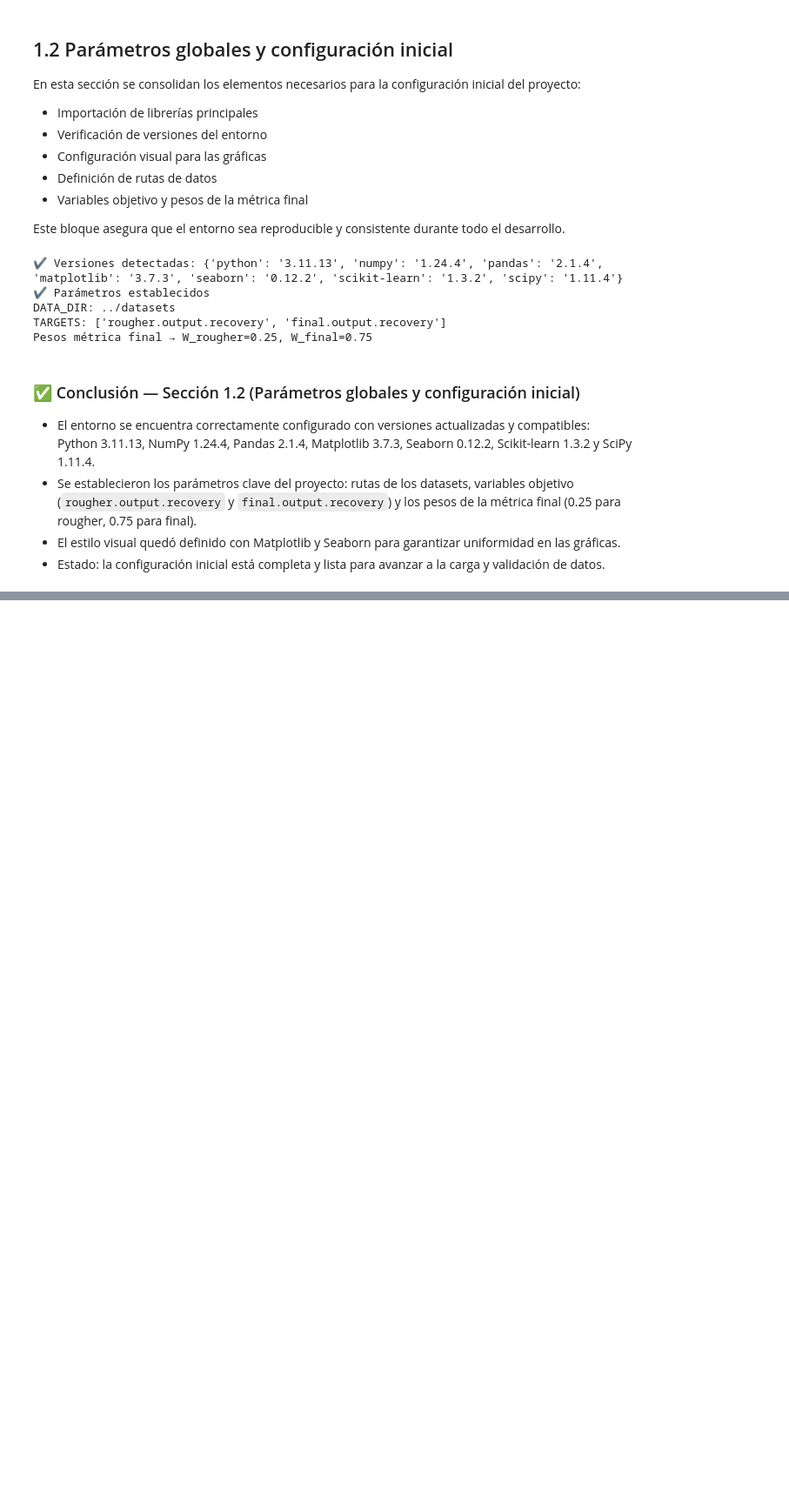
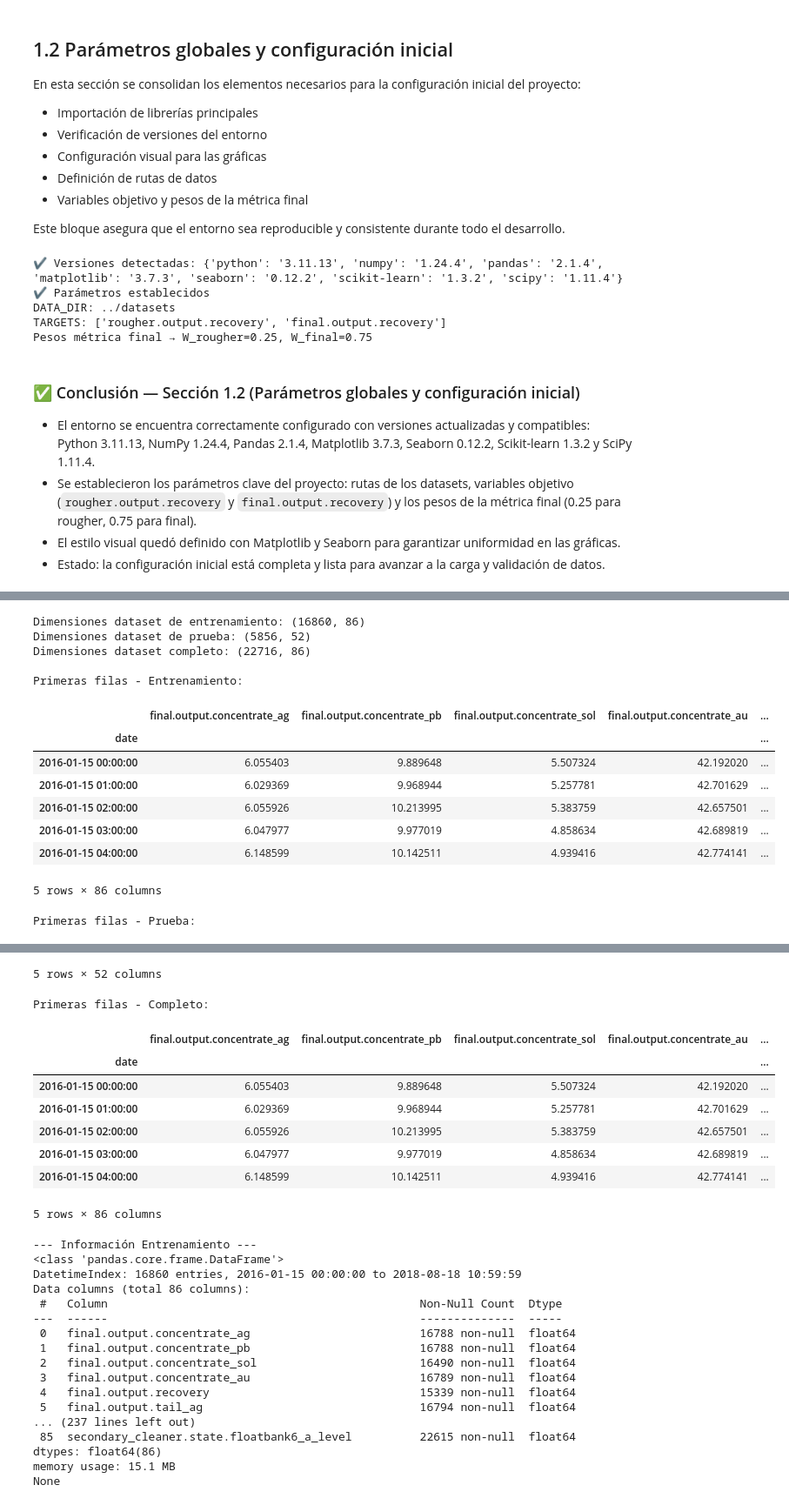
Before and after one commit to cjhirashi/proyecto-sprint-12, a Jupyter notebook: notebooks/gold_recovery_analysis.ipynb, the cells around one changed output, grey strips where cells are left out. Shown: that part at 87% size. Drawn from its saved outputs; the diff is of its cells as text; code cells hidden in the pictures; blank space fills up the shorter version.

Commit message:
Refactorización de sección 2 completa en Notebook

```diff
--- a/notebooks/gold_recovery_analysis.ipynb
+++ b/notebooks/gold_recovery_analysis.ipynb
@@ -612,0 +113,51 @@ Estadísticas de concentraciones totales:
+# %%
+"""
+2.1 Carga y exploración inicial de datasets
+Propósito: Cargar los datasets de entrenamiento, prueba y fuente completa con indexación temporal,
+y realizar una inspección inicial de dimensiones, tipos de datos, valores nulos y primeras filas.
+"""
+
+# 1) Cargar datasets utilizando las rutas definidas en la sección 1.2
+sec2_1_df_train = pd.read_csv(TRAIN_PATH, index_col="date", parse_dates=True)
+sec2_1_df_test  = pd.read_csv(TEST_PATH, index_col="date", parse_dates=True)
+sec2_1_df_full  = pd.read_csv(FULL_PATH, index_col="date", parse_dates=True)
+
+# 2) Mostrar dimensiones de cada dataset
+print("Dimensiones dataset de entrenamiento:", sec2_1_df_train.shape)
+print("Dimensiones dataset de prueba:", sec2_1_df_test.shape)
+print("Dimensiones dataset completo:", sec2_1_df_full.shape)
+
+# 3) Vista preliminar de las primeras filas
+print("\nPrimeras filas - Entrenamiento:")
+display(sec2_1_df_train.head())
+
+print("\nPrimeras filas - Prueba:")
+display(sec2_1_df_test.head())
+
+print("\nPrimeras filas - Completo:")
+display(sec2_1_df_full.head())
+
+# 4) Información general de tipos de datos y valores nulos
+print("\n--- Información Entrenamiento ---")
+print(sec2_1_df_train.info())
+
+print("\n--- Información Prueba ---")
+print(sec2_1_df_test.info())
+
+print("\n--- Información Completo ---")
+print(sec2_1_df_full.info())
+# %% [output]
+Dimensiones dataset de entrenamiento: (16860, 86)
+Dimensiones dataset de prueba: (5856, 52)
+Dimensiones dataset completo: (22716, 86)
+
+Primeras filas - Entrenamiento:
+|  | final.output.concentrate_ag | final.output.concentrate_pb | final.output.concentrate_sol | final.output.concentrate_au | ... |
+| date |  |  |  |  | ... |
+| 2016-01-15 00:00:00 | 6.055403 | 9.889648 | 5.507324 | 42.192020 | ... |
+| 2016-01-15 01:00:00 | 6.029369 | 9.968944 | 5.257781 | 42.701629 | ... |
+| 2016-01-15 02:00:00 | 6.055926 | 10.213995 | 5.383759 | 42.657501 | ... |
+| 2016-01-15 03:00:00 | 6.047977 | 9.977019 | 4.858634 | 42.689819 | ... |
+| 2016-01-15 04:00:00 | 6.148599 | 10.142511 | 4.939416 | 42.774141 | ... |
+5 rows × 86 columns
+Primeras filas - Prueba:
@@ -612,0 +171,27 @@ Estadísticas de concentraciones totales:
+5 rows × 52 columns
+Primeras filas - Completo:
+|  | final.output.concentrate_ag | final.output.concentrate_pb | final.output.concentrate_sol | final.output.concentrate_au | ... |
+| date |  |  |  |  | ... |
+| 2016-01-15 00:00:00 | 6.055403 | 9.889648 | 5.507324 | 42.192020 | ... |
+| 2016-01-15 01:00:00 | 6.029369 | 9.968944 | 5.257781 | 42.701629 | ... |
+| 2016-01-15 02:00:00 | 6.055926 | 10.213995 | 5.383759 | 42.657501 | ... |
+| 2016-01-15 03:00:00 | 6.047977 | 9.977019 | 4.858634 | 42.689819 | ... |
+| 2016-01-15 04:00:00 | 6.148599 | 10.142511 | 4.939416 | 42.774141 | ... |
+5 rows × 86 columns
+--- Información Entrenamiento ---
+<class 'pandas.core.frame.DataFrame'>
+DatetimeIndex: 16860 entries, 2016-01-15 00:00:00 to 2018-08-18 10:59:59
+Data columns (total 86 columns):
+ #   Column                                              Non-Null Count  Dtype
+---  ------                                              --------------  -----
+ 0   final.output.concentrate_ag                         16788 non-null  float64
+ 1   final.output.concentrate_pb                         16788 non-null  float64
+ 2   final.output.concentrate_sol                        16490 non-null  float64
+ 3   final.output.concentrate_au                         16789 non-null  float64
+ 4   final.output.recovery                               15339 non-null  float64
+ 5   final.output.tail_ag                                16794 non-null  float64
+... (237 lines left out)
+ 85  secondary_cleaner.state.floatbank6_a_level          22615 non-null  float64
+dtypes: float64(86)
+memory usage: 15.1 MB
+None
```
Also changed, not shown: parts of 36 cells of this notebook.
